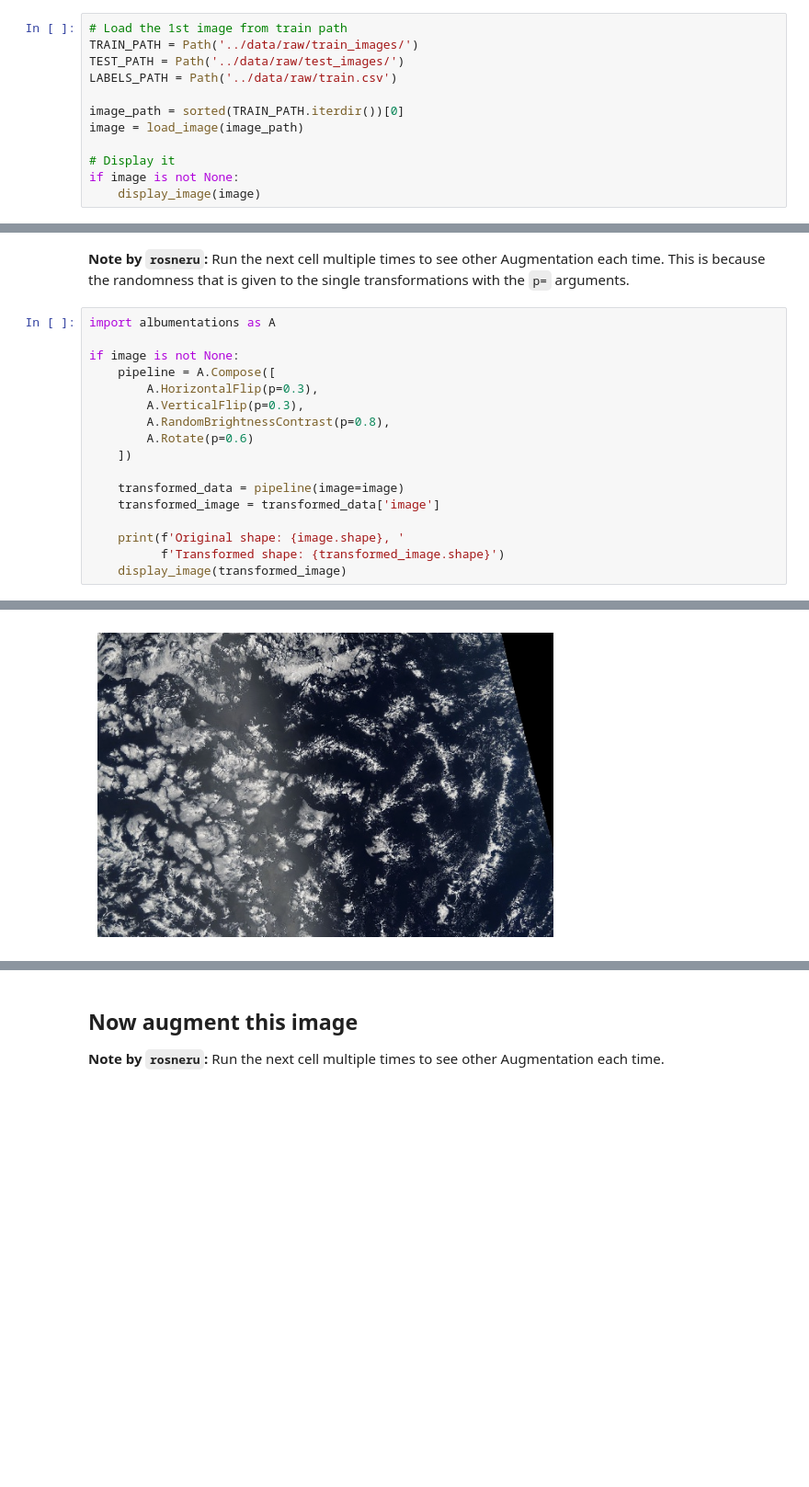
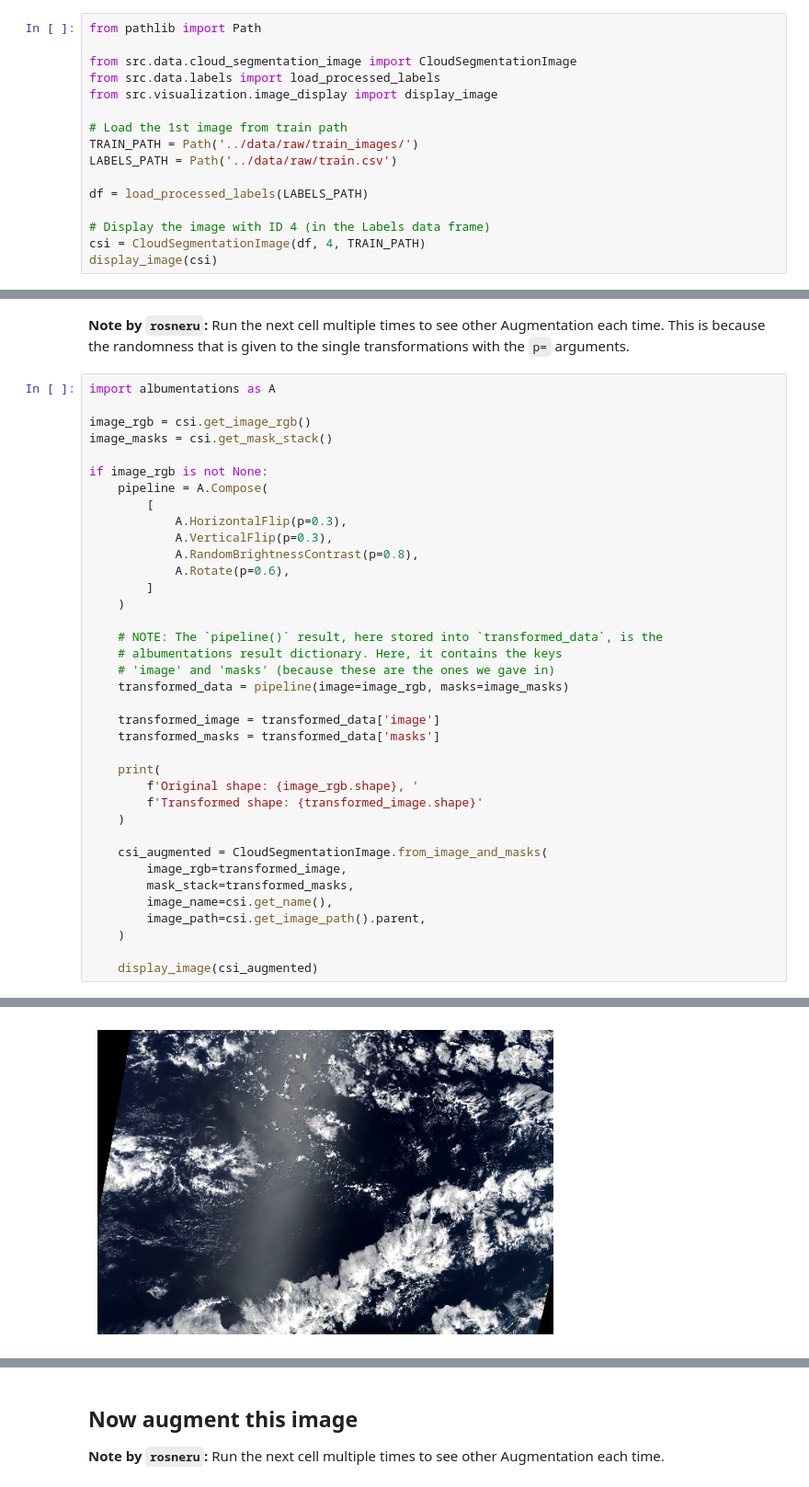
Before and after one commit to YOHANCOHENCODES/jun26_bcds_cloud_segmentation, a Jupyter notebook: notebooks/2.0-rosner-augmentation.ipynb, the cells around one changed output, grey strips where cells are left out. Shown at 92% size. Cells and saved outputs as stored; diff of their text form; blank space fills up the shorter version.

```diff
--- a/notebooks/2.0-rosner-augmentation.ipynb
+++ b/notebooks/2.0-rosner-augmentation.ipynb
@@ -40,13 +13,17 @@ def display_image(image: MatLike):
 # %%
+from pathlib import Path
+
+from src.data.cloud_segmentation_image import CloudSegmentationImage
+from src.data.labels import load_processed_labels
+from src.visualization.image_display import display_image
+
 # Load the 1st image from train path
 TRAIN_PATH = Path('../data/raw/train_images/')
-TEST_PATH = Path('../data/raw/test_images/')
 LABELS_PATH = Path('../data/raw/train.csv')
 
-image_path = sorted(TRAIN_PATH.iterdir())[0]
-image = load_image(image_path)
+df = load_processed_labels(LABELS_PATH)
 
-# Display it
-if image is not None:
-    display_image(image)
+# Display the image with ID 4 (in the Labels data frame)
+csi = CloudSegmentationImage(df, 4, TRAIN_PATH)
+display_image(csi)
 # %% [output]
@@ -59,19 +36,39 @@ single transformations with the `p=` arguments.
 # %%
 import albumentations as A
 
-if image is not None:
-    pipeline = A.Compose([
-        A.HorizontalFlip(p=0.3),
-        A.VerticalFlip(p=0.3),
-        A.RandomBrightnessContrast(p=0.8),
-        A.Rotate(p=0.6)
-    ])
+image_rgb = csi.get_image_rgb()
+image_masks = csi.get_mask_stack()
 
-    transformed_data = pipeline(image=image)
+if image_rgb is not None:
+    pipeline = A.Compose(
+        [
+            A.HorizontalFlip(p=0.3),
+            A.VerticalFlip(p=0.3),
+            A.RandomBrightnessContrast(p=0.8),
+            A.Rotate(p=0.6),
+        ]
+    )
+
+    # NOTE: The `pipeline()` result, here stored into `transformed_data`, is the
+    # albumentations result dictionary. Here, it contains the keys
+    # 'image' and 'masks' (because these are the ones we gave in)
+    transformed_data = pipeline(image=image_rgb, masks=image_masks)
+
     transformed_image = transformed_data['image']
+    transformed_masks = transformed_data['masks']
 
-    print(f'Original shape: {image.shape}, '
-          f'Transformed shape: {transformed_image.shape}')
-    display_image(transformed_image)
+    print(
+        f'Original shape: {image_rgb.shape}, '
+        f'Transformed shape: {transformed_image.shape}'
+    )
+
+    csi_augmented = CloudSegmentationImage.from_image_and_masks(
+        image_rgb=transformed_image,
+        mask_stack=transformed_masks,
+        image_name=csi.get_name(),
+        image_path=csi.get_image_path().parent,
+    )
+
+    display_image(csi_augmented)
 # %% [output]
 Original shape: (384, 576, 3), Transformed shape: (384, 576, 3)
@@ -79,4 +76,4 @@ Original shape: (384, 576, 3), Transformed shape: (384, 576, 3)
-[figure, old version]
+[figure, new version]
 # %%
 from IPython.display import Markdown, display
 
```
Also changed, not shown: parts of 6 cells of this notebook, 2 other files.
